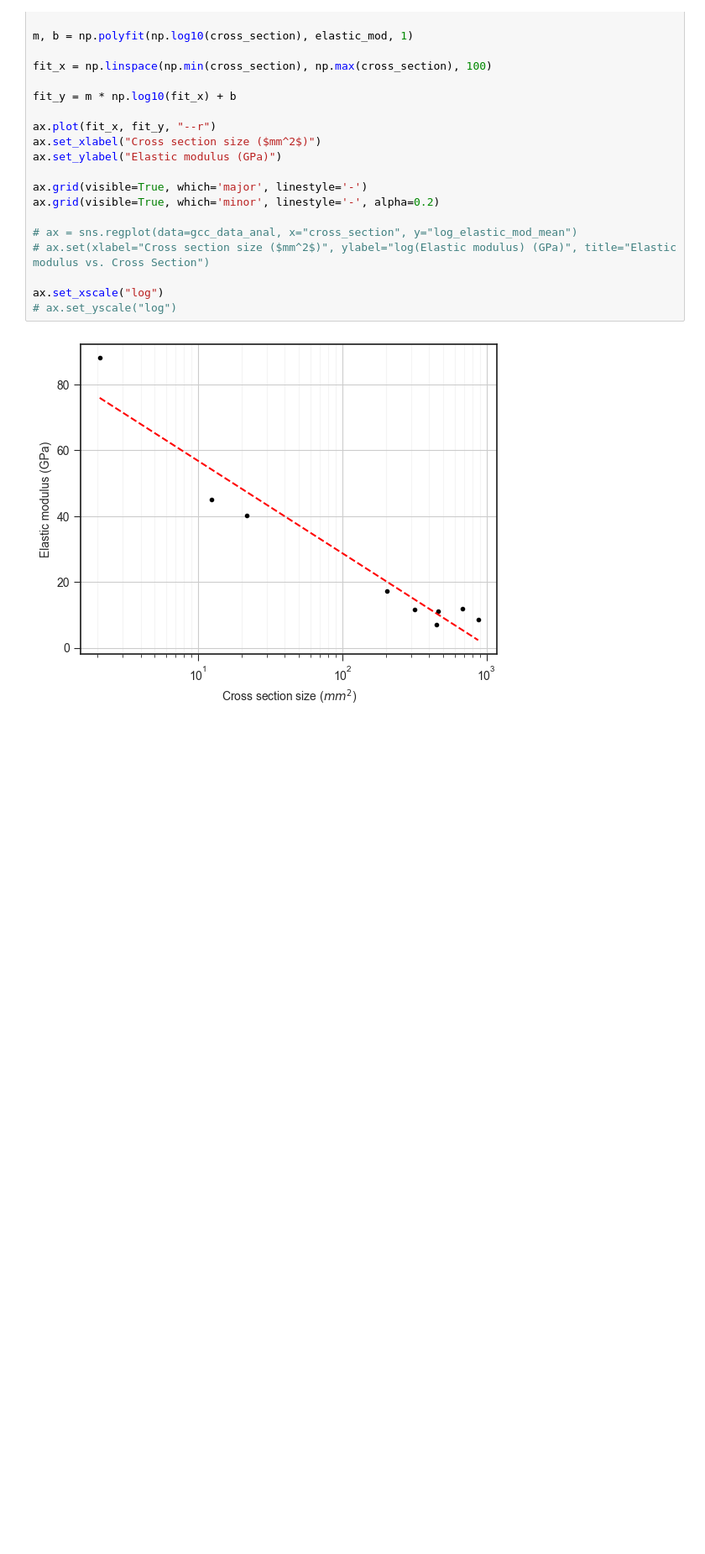
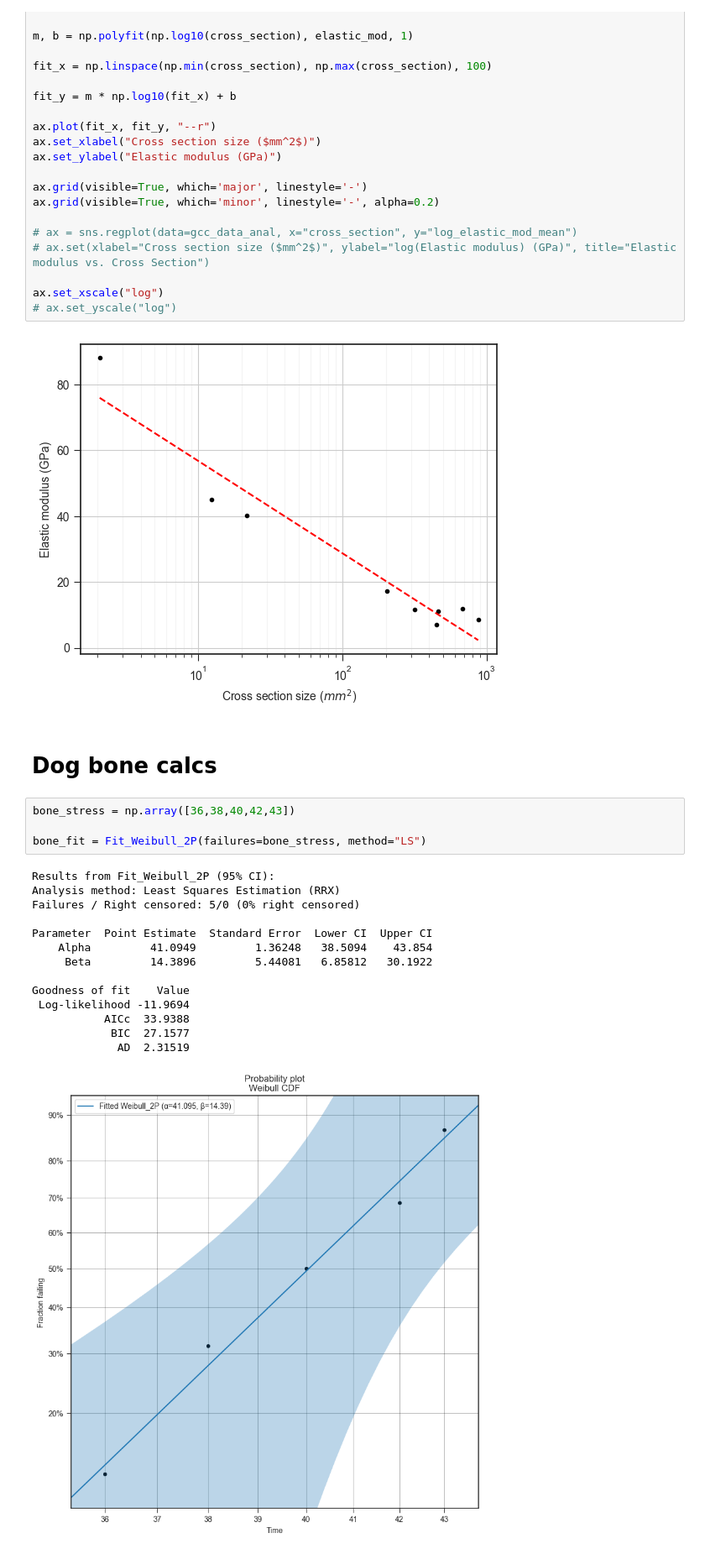
Before and after one commit to Mackus101/GlassMechAnalysis, a Jupyter notebook: analyse.ipynb, the cells around one changed output. Shown at 84% size. Cells and saved outputs as stored; diff of their text form; blank space fills up the shorter version.

Commit message:
some small dog bone calcs

```diff
--- a/analyse.ipynb
+++ b/analyse.ipynb
@@ -1042,3 +1042,24 @@ ax.set_xscale("log")
 # ax.set_yscale("log")
 # %% [output]
 [figure]
+# %% [markdown]
+# Dog bone calcs
+# %%
+bone_stress = np.array([36,38,40,42,43])
+
+bone_fit = Fit_Weibull_2P(failures=bone_stress, method="LS")
+# %% [output]
+Results from Fit_Weibull_2P (95% CI):
+Analysis method: Least Squares Estimation (RRX)
+Failures / Right censored: 5/0 (0% right censored)
+
+Parameter  Point Estimate  Standard Error  Lower CI  Upper CI
+    Alpha         41.0949         1.36248   38.5094    43.854
+     Beta         14.3896         5.44081   6.85812   30.1922
+
+Goodness of fit    Value
+ Log-likelihood -11.9694
+           AICc  33.9388
+            BIC  27.1577
+             AD  2.31519
+[figure, added]
```
Also changed, not shown: parts of 5 cells of this notebook, 1 other file.
